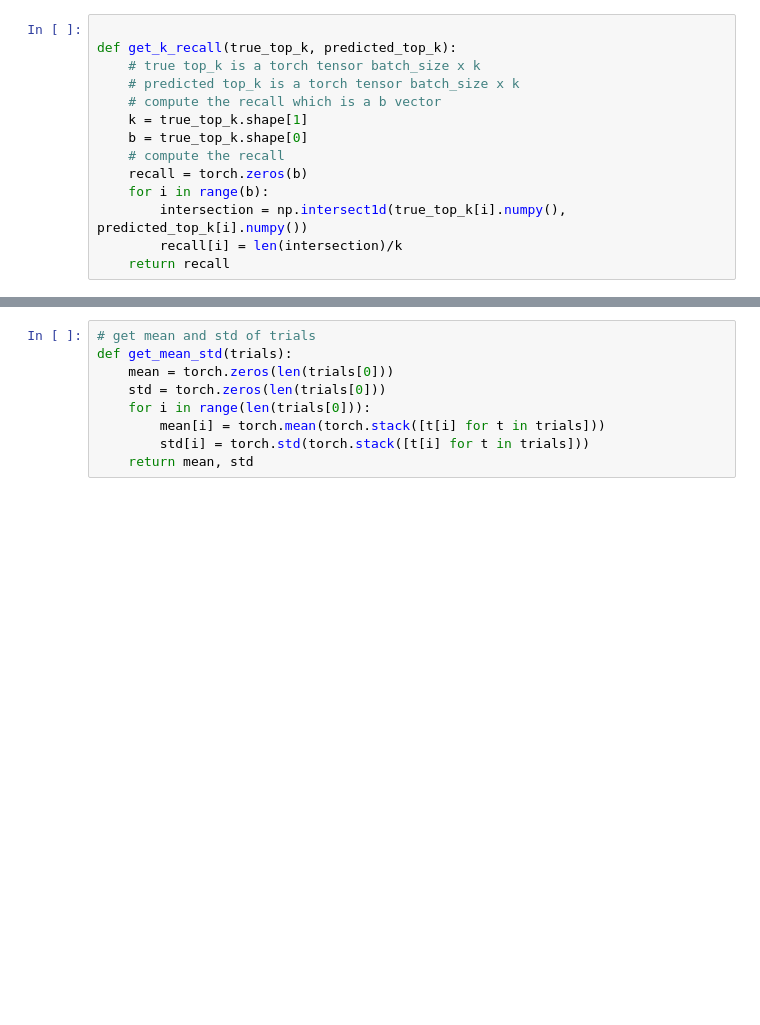
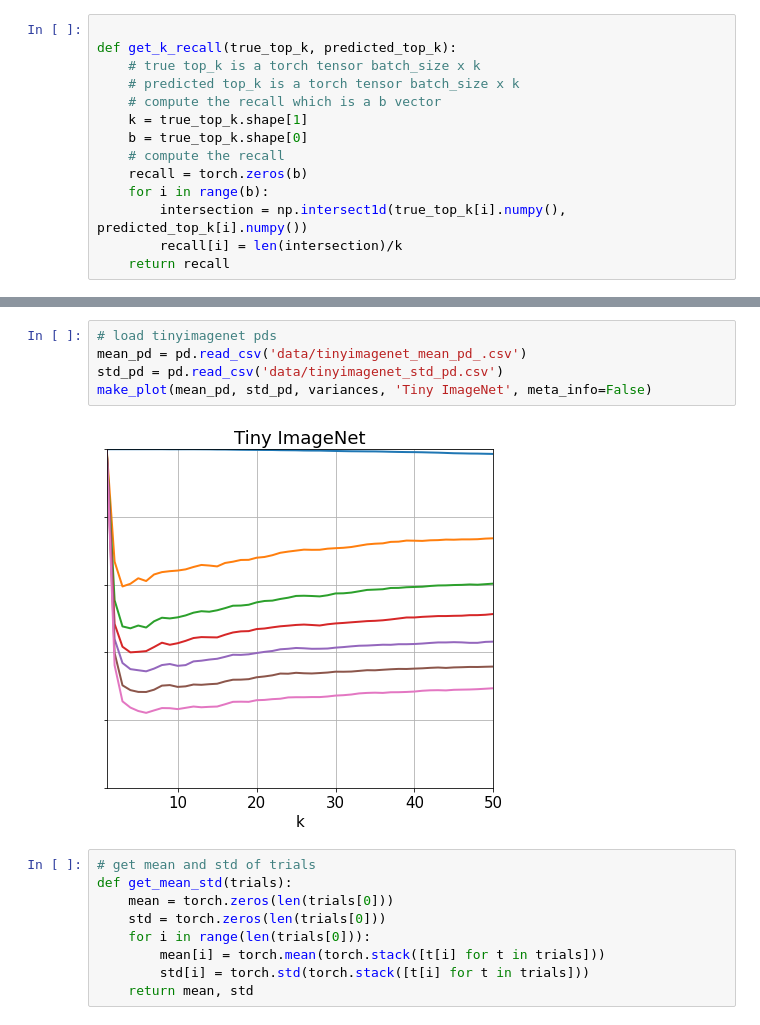
Before and after one commit to seanjaffe1/khopfield, a Jupyter notebook: document_retireval.ipynb, the cells around one changed output, grey strips where cells are left out. Drawn from its saved outputs; the diff is of its cells as text; blank space fills up the shorter version.

```diff
--- a/document_retireval.ipynb
+++ b/document_retireval.ipynb
@@ -291,3 +432,10 @@ std_pd.to_csv('data/std_pd.csv')
+# %%
+# load tinyimagenet pds
+mean_pd = pd.read_csv('data/tinyimagenet_mean_pd_.csv')
+std_pd = pd.read_csv('data/tinyimagenet_std_pd.csv')
+make_plot(mean_pd, std_pd, variances, 'Tiny ImageNet', meta_info=False)
+# %% [output]
+[figure, added]
 # %%
 # get mean and std of trials
 def get_mean_std(trials):
```
Also changed, not shown: parts of 37 cells of this notebook.
